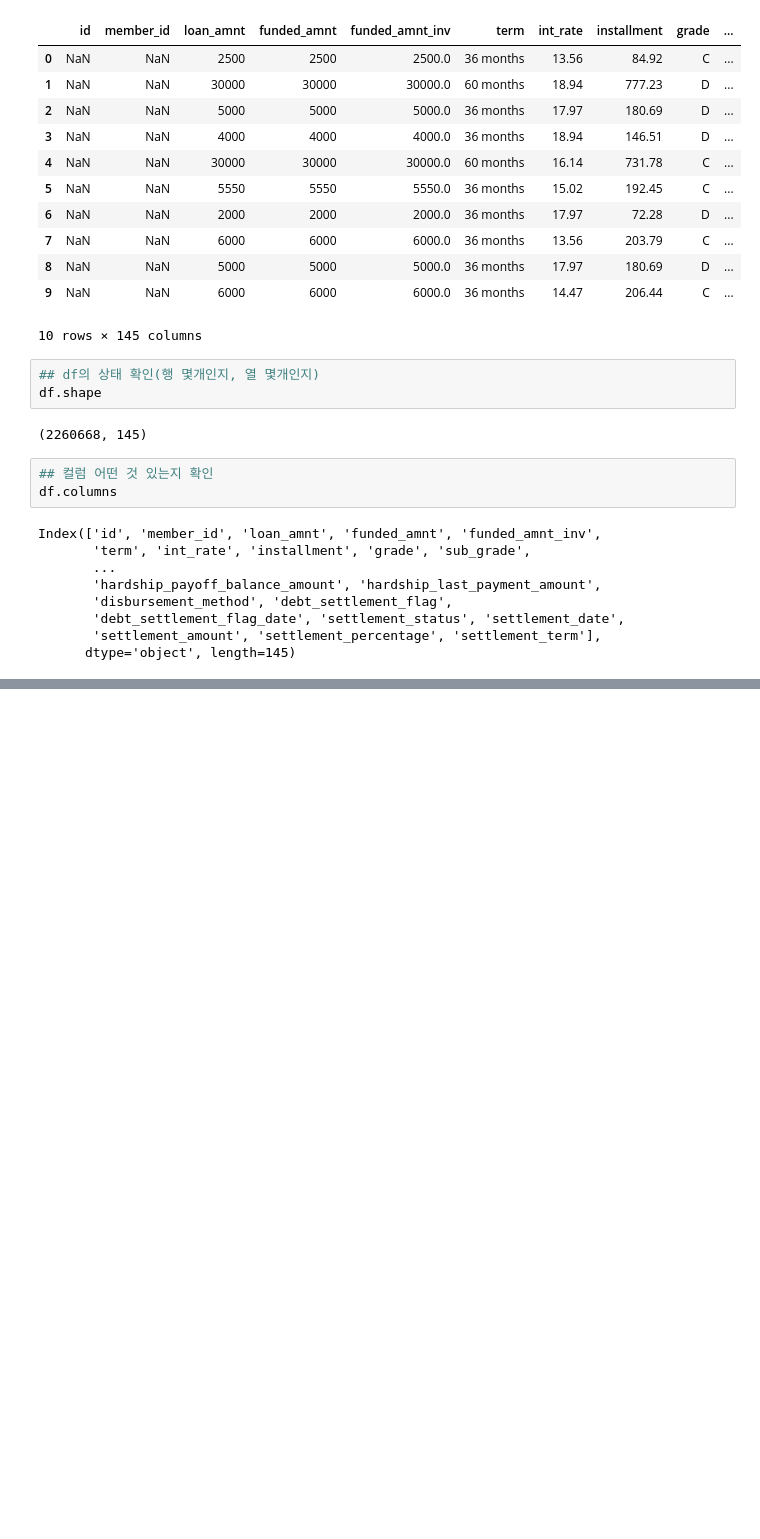
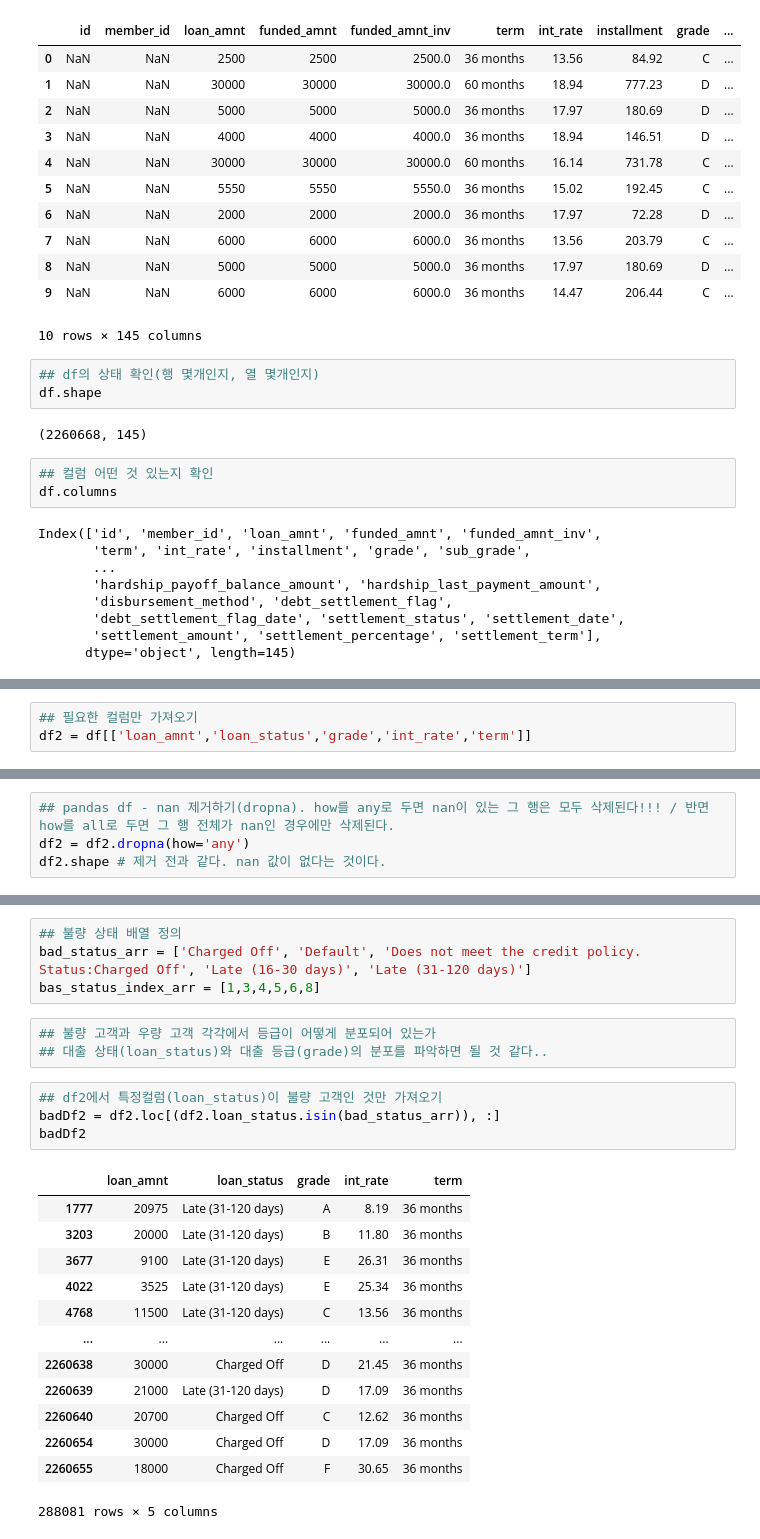
Before and after one commit to efforthye/human-ai, a Jupyter notebook: workspace/3-05) pandas를 활용한 데이터 분석 실습.ipynb, the cells around one changed output, grey strips where cells are left out. Drawn from its saved outputs; the diff is of its cells as text; blank space fills up the shorter version.

```diff
--- a/workspace/3-05) pandas를 활용한 데이터 분석 실습.ipynb
+++ b/workspace/3-05) pandas를 활용한 데이터 분석 실습.ipynb
@@ -39,0 +54,3 @@ Index(['id', 'member_id', 'loan_amnt', 'funded_amnt', 'funded_amnt_inv',
+# %%
+## 필요한 컬럼만 가져오기
+df2 = df[['loan_amnt','loan_status','grade','int_rate','term']]
@@ -39,0 +89,4 @@ Index(['id', 'member_id', 'loan_amnt', 'funded_amnt', 'funded_amnt_inv',
+# %%
+## pandas df - nan 제거하기(dropna). how를 any로 두면 nan이 있는 그 행은 모두 삭제된다!!! / 반면 how를 all로 두면 그 행 전체가 nan인 경우에만 삭제된다.
+df2 = df2.dropna(how='any')
+df2.shape # 제거 전과 같다. nan 값이 없다는 것이다.
@@ -39,0 +155,25 @@ Index(['id', 'member_id', 'loan_amnt', 'funded_amnt', 'funded_amnt_inv',
+# %%
+## 불량 상태 배열 정의
+bad_status_arr = ['Charged Off', 'Default', 'Does not meet the credit policy. Status:Charged Off', 'Late (16-30 days)', 'Late (31-120 days)']
+bas_status_index_arr = [1,3,4,5,6,8]
+# %%
+## 불량 고객과 우량 고객 각각에서 등급이 어떻게 분포되어 있는가
+## 대출 상태(loan_status)와 대출 등급(grade)의 분포를 파악하면 될 것 같다..
+# %%
+## df2에서 특정컬럼(loan_status)이 불량 고객인 것만 가져오기
+badDf2 = df2.loc[(df2.loan_status.isin(bad_status_arr)), :]
+badDf2
+# %% [output]
+|  | loan_amnt | loan_status | grade | int_rate | term |
+| 1777 | 20975 | Late (31-120 days) | A | 8.19 | 36 months |
+| 3203 | 20000 | Late (31-120 days) | B | 11.80 | 36 months |
+| 3677 | 9100 | Late (31-120 days) | E | 26.31 | 36 months |
+| 4022 | 3525 | Late (31-120 days) | E | 25.34 | 36 months |
+| 4768 | 11500 | Late (31-120 days) | C | 13.56 | 36 months |
+| ... | ... | ... | ... | ... | ... |
+| 2260638 | 30000 | Charged Off | D | 21.45 | 36 months |
+| 2260639 | 21000 | Late (31-120 days) | D | 17.09 | 36 months |
+| 2260640 | 20700 | Charged Off | C | 12.62 | 36 months |
+| 2260654 | 30000 | Charged Off | D | 17.09 | 36 months |
+| 2260655 | 18000 | Charged Off | F | 30.65 | 36 months |
+288081 rows × 5 columns
```
Also changed, not shown: parts of 33 cells of this notebook, 9 other files.
